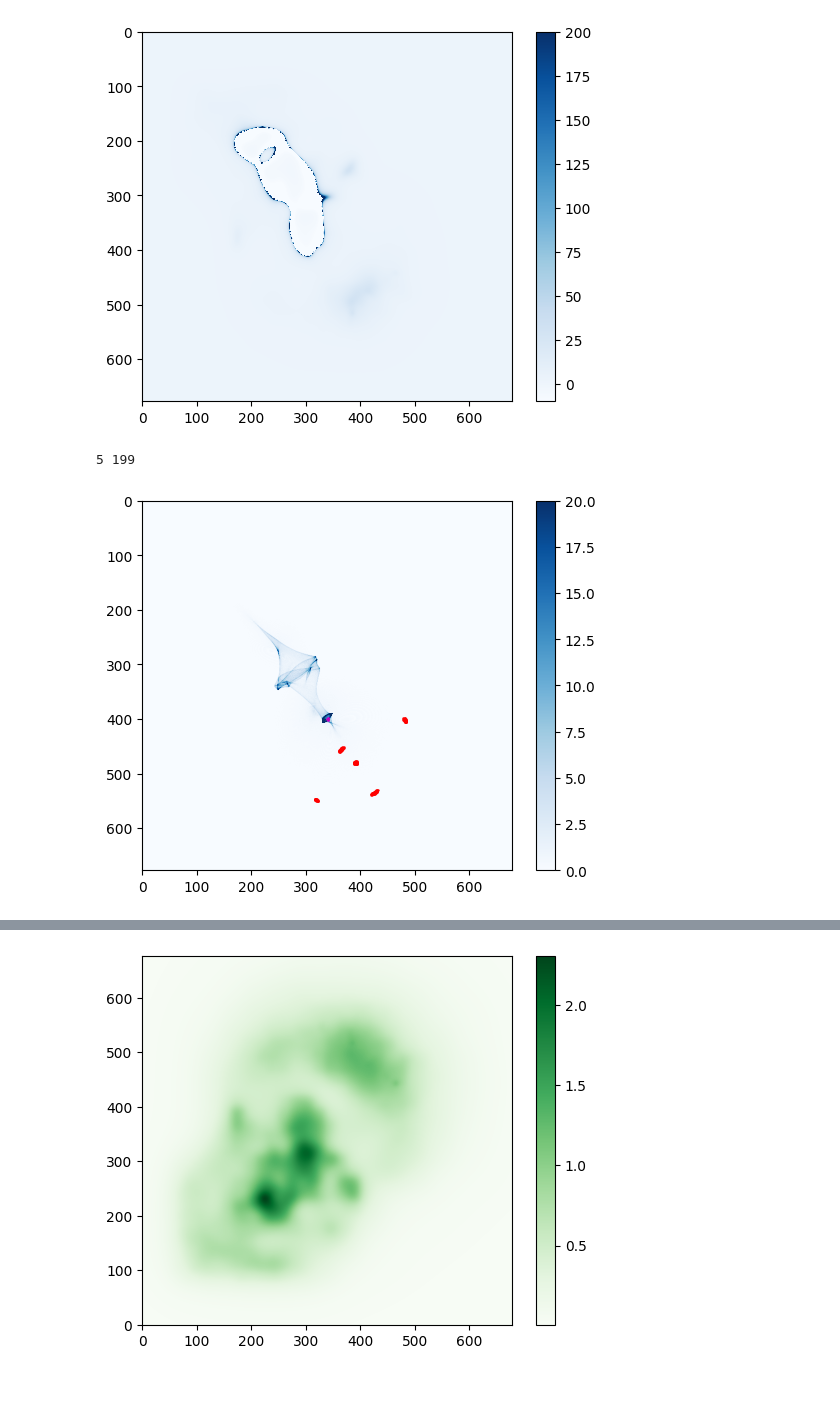
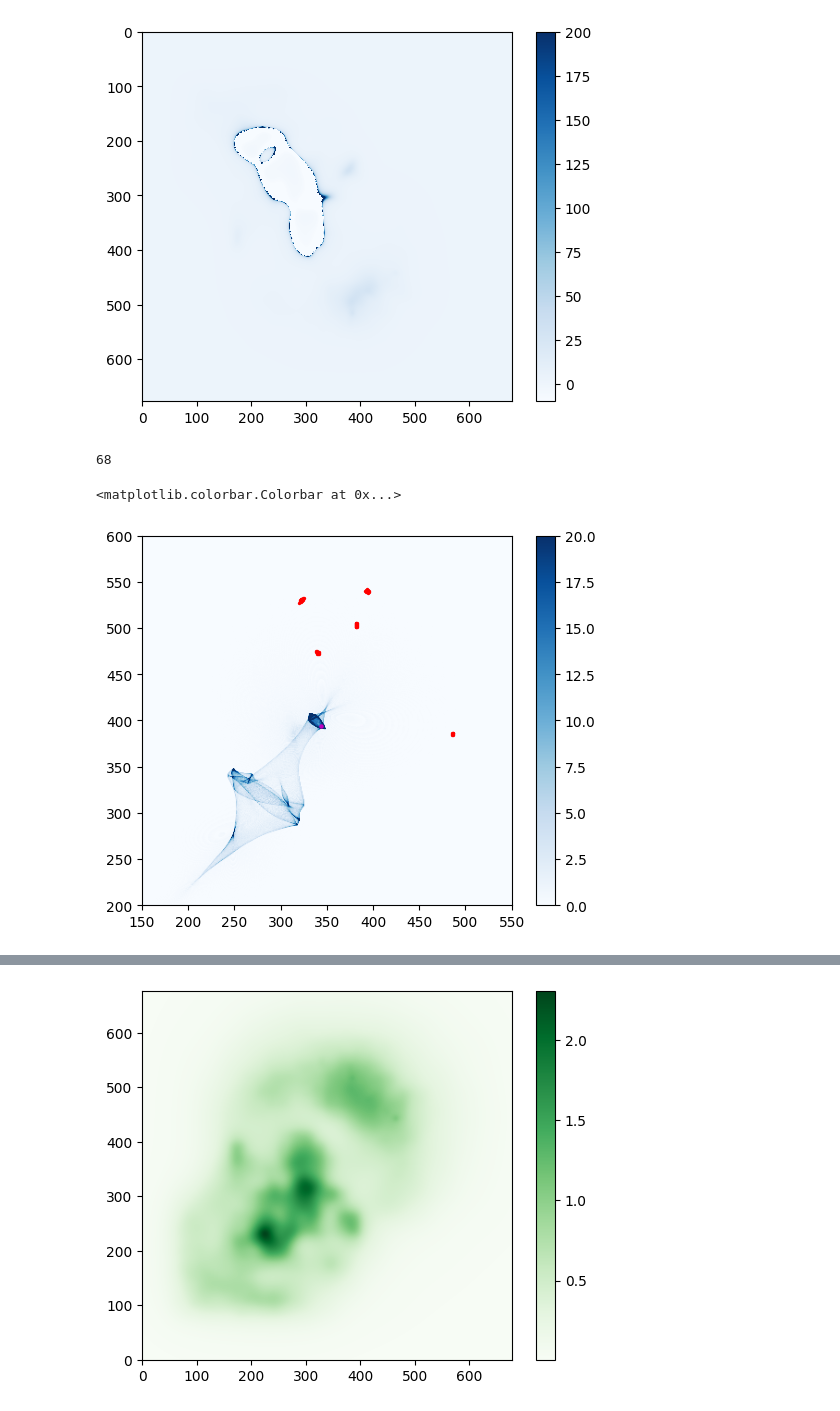
Before and after one commit to diceandcats/SURE-GW-lensing, a Jupyter notebook: Real stuffs/Real_lens.ipynb, the cells around one changed output, grey strips where cells are left out. Saved outputs shown, nothing was run; the diff lists cells and outputs as text; code cells hidden in the pictures.

```diff
--- a/Real stuffs/Real_lens.ipynb
+++ b/Real stuffs/Real_lens.ipynb
@@ -76,52 +76,62 @@ circle_coords = np.argwhere(gaussian_circle > 0.5)
 from scipy.ndimage import distance_transform_edt as distance
 radius = max(circle_coords[:,1])-mean[0]
 print(f'Radius: {radius}')'''
 
 
-#normal circle
-radius = 1
-center = (340 , 400)
 
-x, y = np.meshgrid(range(size), range(size))
-circle = ((x - center[0])**2 + (y - center[1])**2) <= radius**2
-circle_coords = np.argwhere(circle > 0) #(y,x)
-
-plt.scatter(circle_coords[:,1],circle_coords[:,0],s=0.5, c='magenta')
-
-
-scatterx, scattery = [], []
-n=0
-
-#specific method for perfect circle
+'''#specific method for perfect circle
 for i in range(size):
     for j in range(size):
         ycoord = i-datay[i,j]
         xcoord = j-datax[i,j]
         if ycoord<0 or ycoord>677 or xcoord<0 or xcoord>677:
             continue
         dist = np.sqrt((ycoord-center[1])**2+(xcoord-center[0])**2)
         if dist <= radius:
             scatterx.append(j)
             scattery.append(i)
-            n+=1
+            n+=1'''
 
+# point source
+coord = (343.2,394.4)
+coord_x_r, coord_y_r = coord[0] % 1, coord[1] % 1
+y_round, x_round = round(coord[1]), round(coord[0])
 
-plt.scatter(circle_coords[:,1],circle_coords[:,0],s=0.5, c='m')
+# Pre-calculate possible matching rounded values for efficiency
+y_possible_rounds = {y_round, y_round - 1} if coord_y_r == 0.5 else {y_round}
+x_possible_rounds = {x_round, x_round - 1} if coord_x_r == 0.5 else {x_round}
+
+coordinates = []
+n = 0
+
+# Iterate over a pre-defined range, assuming alpha_y_2d and alpha_x_2d are indexed appropriately
+for i in range(size):
+    for j in range(size):
+        ycoord, xcoord = i - datay[i, j], j - datax[i, j]
+        if round(ycoord) in y_possible_rounds and round(xcoord) in x_possible_rounds:
+            coordinates.append((j, i))  # (x, y)
+
+            n += 1
+
+plt.scatter([i[0] for i in coordinates], [i[1] for i in coordinates], c='r', s=2)
+plt.scatter(coord[0], coord[1], c='m', s=5)
+print(n)
+
 
 '''for (i,j) in circle_coords:
 
     for point in img_coord_in_src_coord[i][j]:
         n+=1
         scatterx.append(point[1])
         scattery.append(point[0])'''
 
 
-plt.scatter(scatterx,scattery,s=0.5, c='r')
+plt.xlim(150,550)
+plt.ylim(200,600)
 plt.imshow(array_test, cmap='Blues', vmax=20)
 plt.colorbar()
-
-print(len(circle_coords), n)
 # %% [output]
-5 199
+68
+<matplotlib.colorbar.Colorbar at 0x...>
-[figure, old version]
+[figure, new version]
 # %%
```
Also changed, not shown: parts of 6 cells of this notebook, 1 other file.
